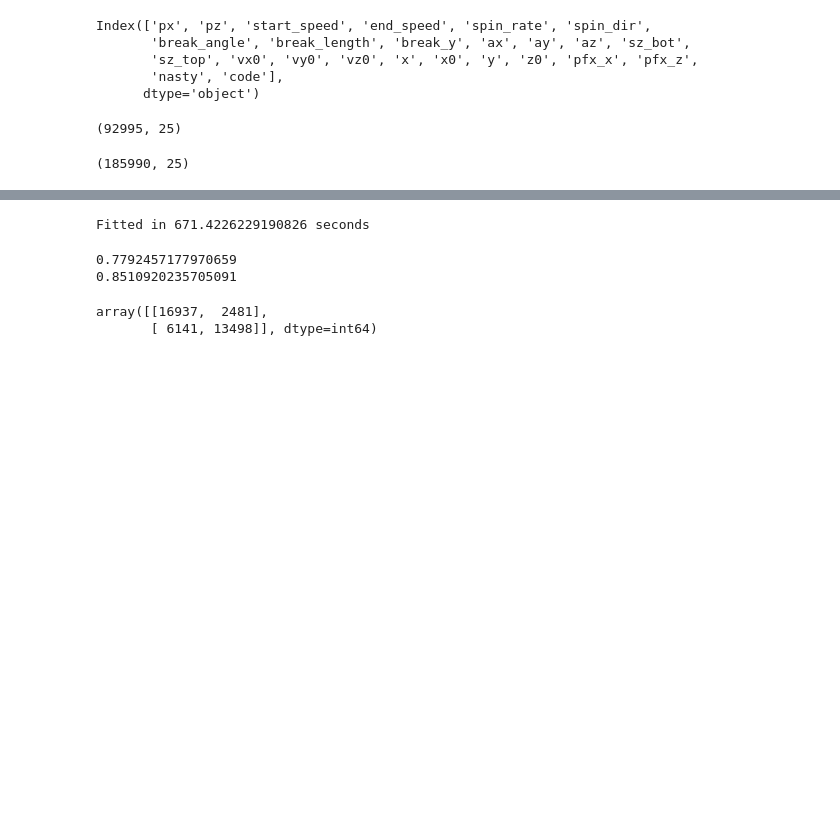
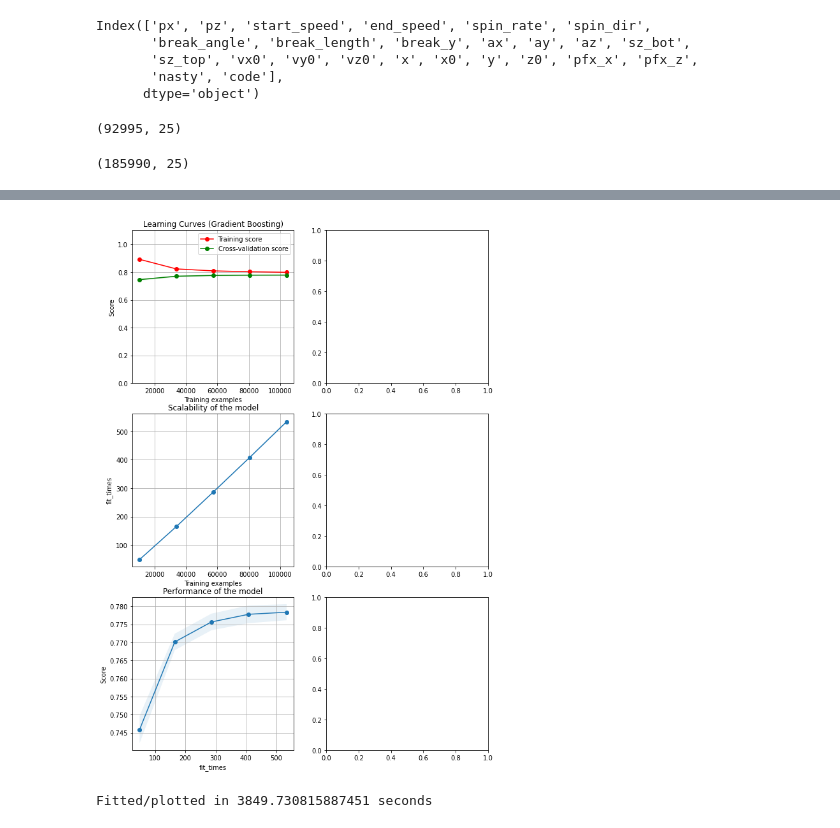
Before and after one commit to anaconda121/Whiff-Rate, a Jupyter notebook: Models/SK Learn Models.ipynb, the cells around one changed output, grey strips where cells are left out. Saved outputs shown, nothing was run; the diff lists cells and outputs as text; code cells hidden in the pictures; blank space fills up the shorter version.

```diff
--- a/Models/SK Learn Models.ipynb
+++ b/Models/SK Learn Models.ipynb
@@ -198,21 +196,18 @@ print(roc_auc_score(labels_test, rf_scaled.predict_proba(features_test_scaled)[:
 # %%
+gb = GradientBoostingClassifier(loss='exponential', n_estimators=1000)
 st = time.time()
-gb = GradientBoostingClassifier(loss='exponential', n_estimators = 1000).fit(features_train, labels_train)
-print("Fitted in %s seconds" % (time.time() - st))
-# fig, axes = plt.subplots(3, 2, figsize=(10,15))
-# title = "Learning Curve with Gradient Boosting Classifier"
-# plot_learning_curve(gb, title, features_train, labels_train)
+fig, axes = plt.subplots(3, 2, figsize=(10,15))
+title = "Learning Curves (Gradient Boosting)"
+cv = ShuffleSplit(n_splits=10, test_size=0.2, random_state=0)
+plot_learning_curve(gb, title, features_train, labels_train, axes=axes[:,0],ylim=(0,1.1),cv=cv,n_jobs=4)
+plt.show()
+print("Fitted/plotted in %s seconds" % (time.time() - st))
 # %% [output]
+[figure, added]
-Fitted in 671.4226229190826 seconds
+Fitted/plotted in 3849.730815887451 seconds
 # %%
 print(gb.score(features_test, labels_test))
-print(roc_auc_score(labels_test, gb.predict_proba(features_test)[:,1]))
-cm(labels_test, gb.predict(features_test))
+roc_auc_score(labels_test, gb.predict_proba(features_test)[:,1])
-# %% [output]
-0.7792457177970659
-0.8510920235705091
-array([[16937,  2481],
-       [ 6141, 13498]], dtype=int64)
 # %%
 st = time.time()
 gb_scaled = GradientBoostingClassifier(loss='exponential', n_estimators = 1000).fit(features_train_scaled, labels_train)
```
Also changed, not shown: parts of 24 cells of this notebook.
